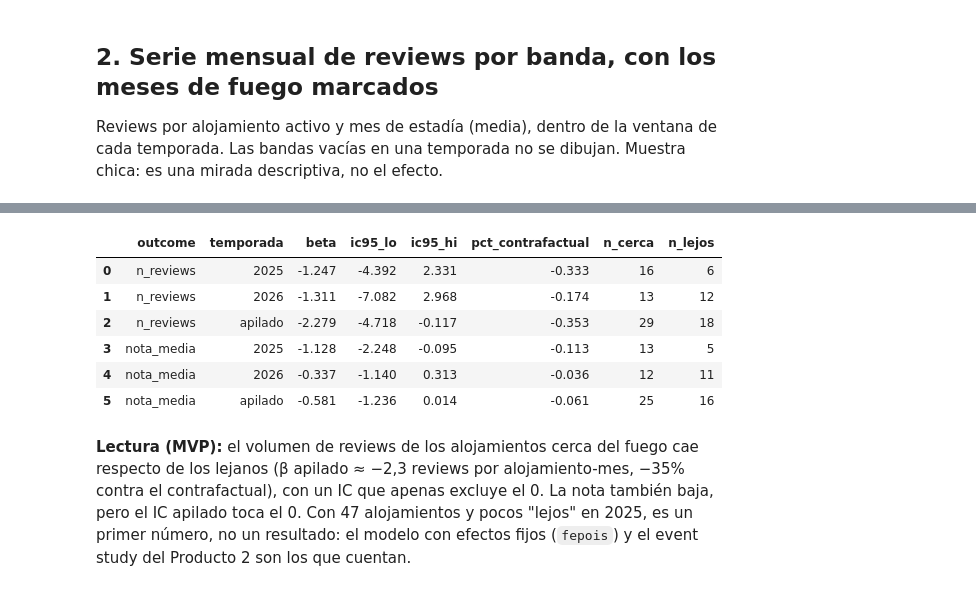
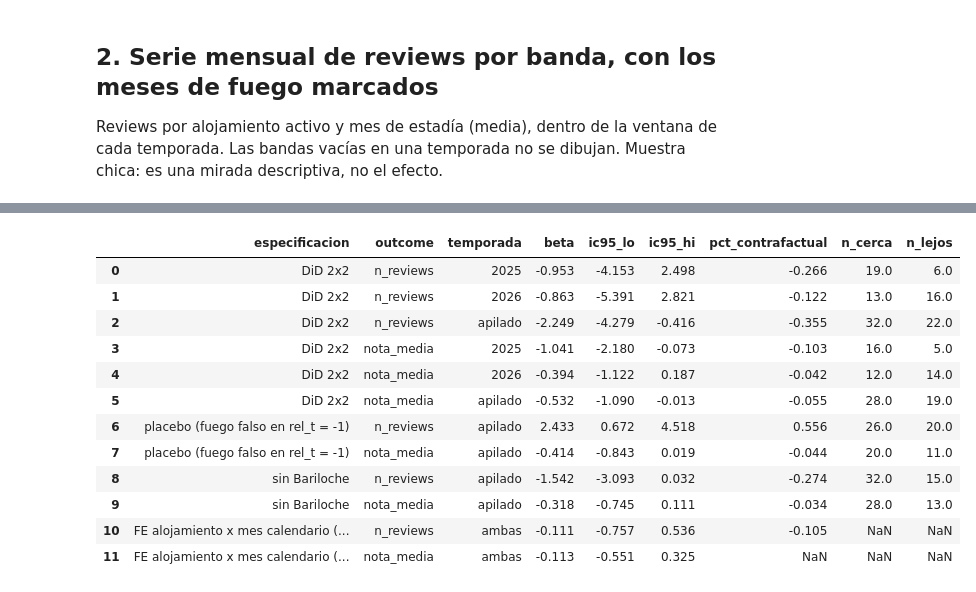
Before and after one commit to montesquieu891/humo-en-la-temporada, a Jupyter notebook: notebooks/01_eda_mvp.ipynb, the cells around one changed output, grey strips where cells are left out. Saved outputs shown, nothing was run; the diff lists cells and outputs as text; code cells hidden in the pictures.

```diff
--- a/notebooks/01_eda_mvp.ipynb
+++ b/notebooks/01_eda_mvp.ipynb
@@ -207,15 +218,16 @@ clusterizado por alojamiento. Cerca = ≤15 km del foco más cercano de la tempo
-# %%
-did.round(3)
-# %% [output]
-|  | outcome | temporada | beta | ic95_lo | ic95_hi | pct_contrafactual | n_cerca | n_lejos |
-| 0 | n_reviews | 2025 | -1.247 | -4.392 | 2.331 | -0.333 | 16 | 6 |
-| 1 | n_reviews | 2026 | -1.311 | -7.082 | 2.968 | -0.174 | 13 | 12 |
-| 2 | n_reviews | apilado | -2.279 | -4.718 | -0.117 | -0.353 | 29 | 18 |
-| 3 | nota_media | 2025 | -1.128 | -2.248 | -0.095 | -0.113 | 13 | 5 |
-| 4 | nota_media | 2026 | -0.337 | -1.140 | 0.313 | -0.036 | 12 | 11 |
-| 5 | nota_media | apilado | -0.581 | -1.236 | 0.014 | -0.061 | 25 | 16 |
-# %% [markdown]
-**Lectura (MVP):** el volumen de reviews de los alojamientos cerca del fuego cae respecto de los lejanos
-(β apilado ≈ −2,3 reviews por alojamiento-mes, −35% contra el contrafactual), con un IC que apenas excluye el 0.
-La nota también baja, pero el IC apilado toca el 0. Con 47 alojamientos y pocos "lejos" en 2025, es un primer número,
-no un resultado: el modelo con efectos fijos (`fepois`) y el event study del Producto 2 son los que cuentan.
+# %%
+pd.read_csv(f"{P}/sheets/kpi_did.csv")
+# %% [output]
+|  | especificacion | outcome | temporada | beta | ic95_lo | ic95_hi | pct_contrafactual | n_cerca | n_lejos |
+| 0 | DiD 2x2 | n_reviews | 2025 | -0.953 | -4.153 | 2.498 | -0.266 | 19.0 | 6.0 |
+| 1 | DiD 2x2 | n_reviews | 2026 | -0.863 | -5.391 | 2.821 | -0.122 | 13.0 | 16.0 |
+| 2 | DiD 2x2 | n_reviews | apilado | -2.249 | -4.279 | -0.416 | -0.355 | 32.0 | 22.0 |
+| 3 | DiD 2x2 | nota_media | 2025 | -1.041 | -2.180 | -0.073 | -0.103 | 16.0 | 5.0 |
+| 4 | DiD 2x2 | nota_media | 2026 | -0.394 | -1.122 | 0.187 | -0.042 | 12.0 | 14.0 |
+| 5 | DiD 2x2 | nota_media | apilado | -0.532 | -1.090 | -0.013 | -0.055 | 28.0 | 19.0 |
+| 6 | placebo (fuego falso en rel_t = -1) | n_reviews | apilado | 2.433 | 0.672 | 4.518 | 0.556 | 26.0 | 20.0 |
+| 7 | placebo (fuego falso en rel_t = -1) | nota_media | apilado | -0.414 | -0.843 | 0.019 | -0.044 | 20.0 | 11.0 |
+| 8 | sin Bariloche | n_reviews | apilado | -1.542 | -3.093 | 0.032 | -0.274 | 32.0 | 15.0 |
+| 9 | sin Bariloche | nota_media | apilado | -0.318 | -0.745 | 0.111 | -0.034 | 28.0 | 13.0 |
+| 10 | FE alojamiento x mes calendario (... | n_reviews | ambas | -0.111 | -0.757 | 0.536 | -0.105 | NaN | NaN |
+| 11 | FE alojamiento x mes calendario (... | nota_media | ambas | -0.113 | -0.551 | 0.325 | NaN | NaN | NaN |
```
Also changed, not shown: parts of 11 cells of this notebook, 2 other files.
